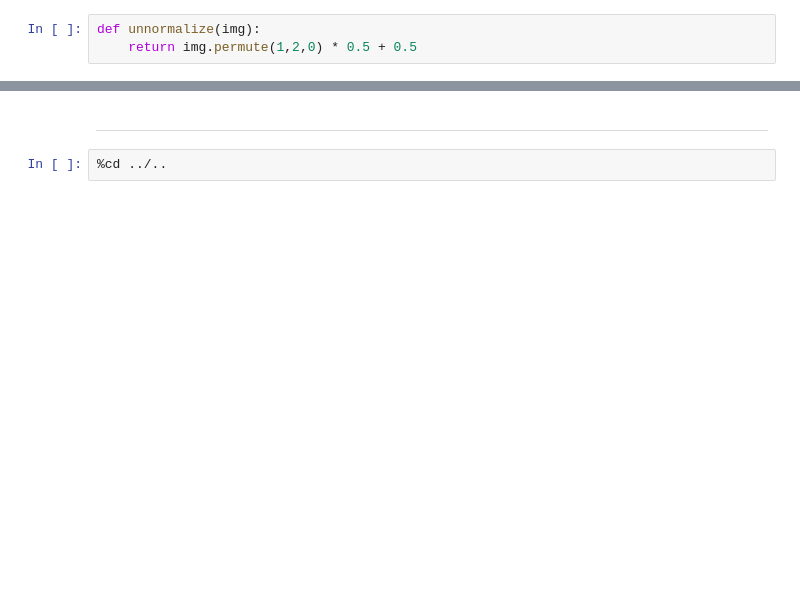
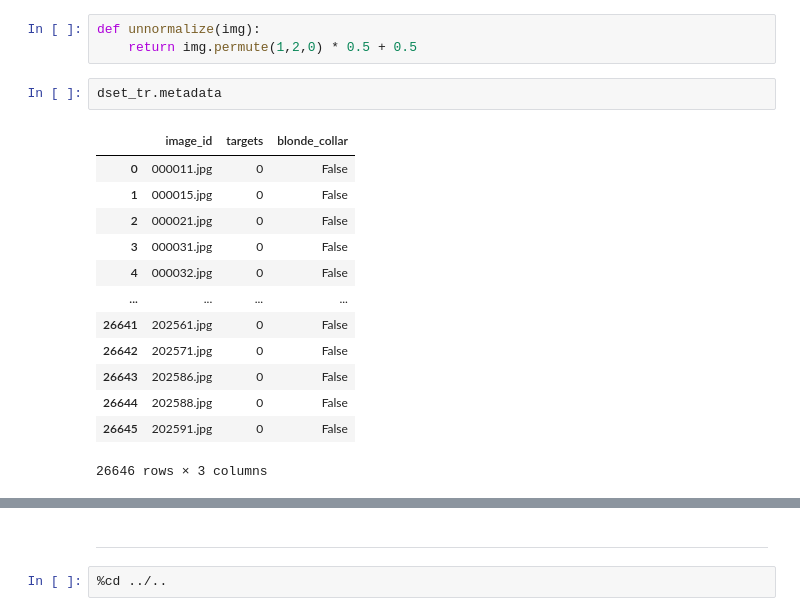
Before and after one commit to joshua840/ConceptualSensitivityRegularization, a Jupyter notebook: notebooks/dataset/CelebA_Biased.ipynb, the cells around one changed output, grey strips where cells are left out. Saved outputs shown, nothing was run; the diff lists cells and outputs as text; blank space fills up the shorter version.

```diff
--- a/notebooks/dataset/CelebA_Biased.ipynb
+++ b/notebooks/dataset/CelebA_Biased.ipynb
@@ -95,6 +169,22 @@ dset_tr.metadata
 # %%
 def unnormalize(img):
     return img.permute(1,2,0) * 0.5 + 0.5
+# %%
+dset_tr.metadata
+# %% [output]
+|  | image_id | targets | blonde_collar |
+| 0 | 000011.jpg | 0 | False |
+| 1 | 000015.jpg | 0 | False |
+| 2 | 000021.jpg | 0 | False |
+| 3 | 000031.jpg | 0 | False |
+| 4 | 000032.jpg | 0 | False |
+| ... | ... | ... | ... |
+| 26641 | 202561.jpg | 0 | False |
+| 26642 | 202571.jpg | 0 | False |
+| 26643 | 202586.jpg | 0 | False |
+| 26644 | 202588.jpg | 0 | False |
+| 26645 | 202591.jpg | 0 | False |
+26646 rows × 3 columns
 # %%
 # plot some images in dataset_dict
 from itertools import product
```
Also changed, not shown: parts of 18 cells of this notebook, 5 other files.
